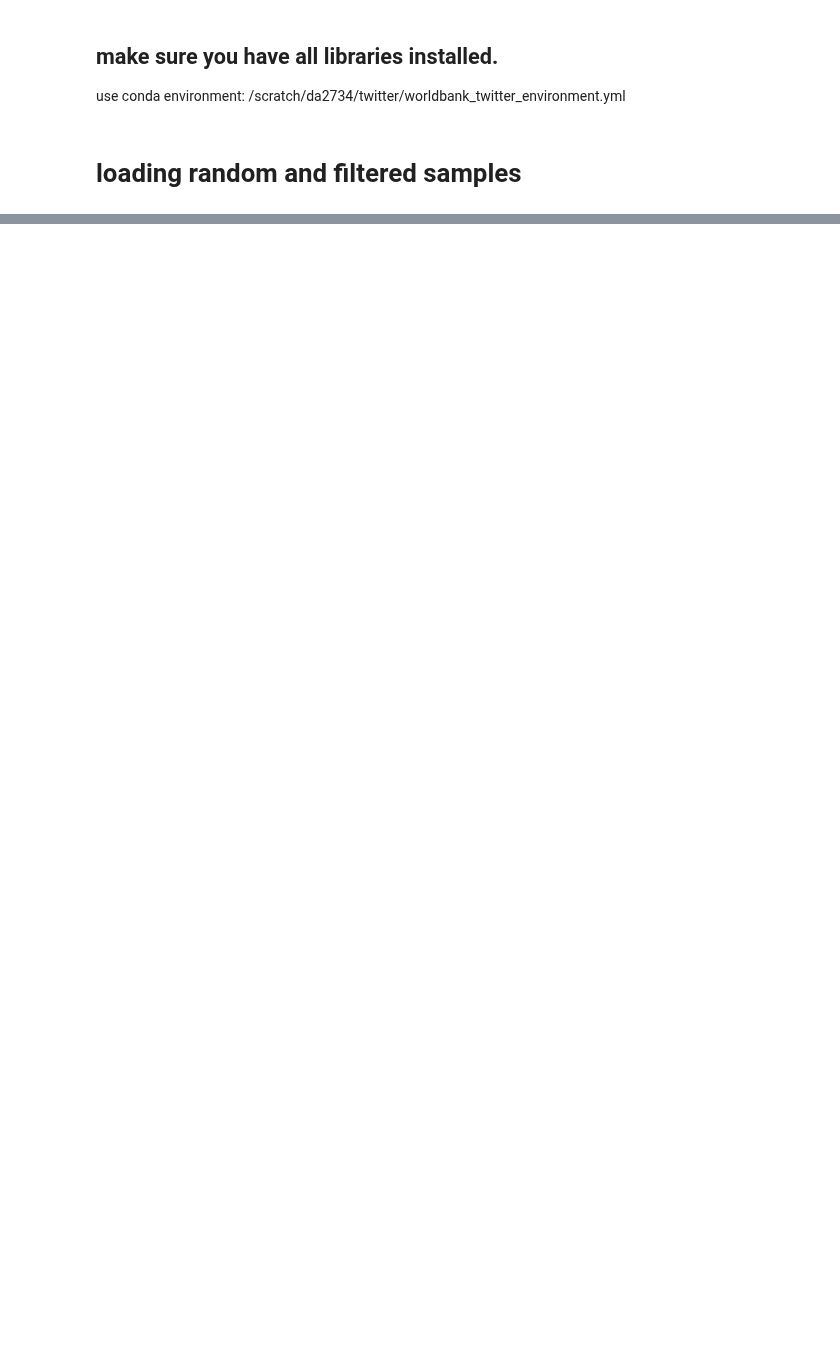
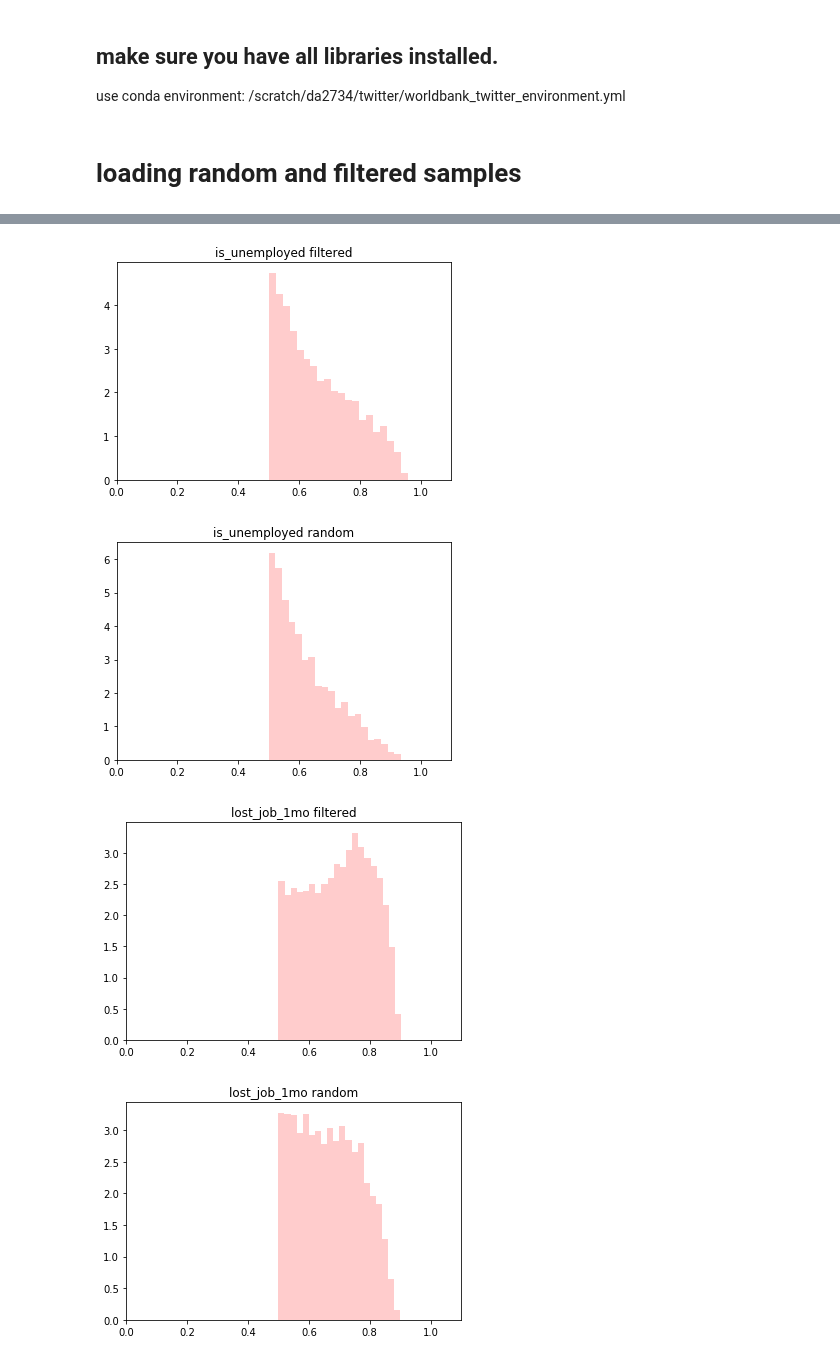
Before and after one commit to spfraib/twitter, a Jupyter notebook: 8-boundary-classified/8.2 model predictions.ipynb, the cells around one changed output, grey strips where cells are left out. Cells and saved outputs as stored; diff of their text form; code cells hidden in the pictures; blank space fills up the shorter version.

```diff
--- a/8-boundary-classified/8.2 model predictions.ipynb
+++ b/8-boundary-classified/8.2 model predictions.ipynb
@@ -210,28 +200,33 @@ for column in ["is_unemployed", "lost_job_1mo", "job_search", "is_hired_1mo", "j
     merged_random = pd.merge(model_output_random, tweets_random, how='inner', on = 'tweet_id')
     print('time taken to merge:', str(time.time() - start_time), 'seconds', merged_filtered.shape)
 
-#     start_time = time.time()
-#     pickle.dump( merged_filtered, open( "./top_tweets/{}_merged_filtered.pkl".format(column), "wb" ) )
-#     pickle.dump( merged_random, open( "./top_tweets/{}_merged_random.pkl".format(column), "wb" ) )
-#     print('time taken to dump:', str(time.time() - start_time), 'seconds')
+    start_time = time.time()
+    pickle.dump( merged_filtered, open( "./top_tweets/{}_merged_filtered.pkl".format(column), "wb" ) )
+    pickle.dump( merged_random, open( "./top_tweets/{}_merged_random.pkl".format(column), "wb" ) )
+    print('time taken to dump:', str(time.time() - start_time), 'seconds')
 
     merged_filtered = merged_filtered[['neg_model', 'pos_model', 'text']]
     merged_random   = merged_random[['neg_model', 'pos_model', 'text']]
 
-#     print(column)
-#     fig = plt.figure()
-#     ax = plt.subplot(111)
-#     plt.hist(merged_filtered['pos_model'], bins=20, density = True, color = 'red', alpha = 0.2)
-#     plt.title(column+' filtered')
+    merged_random = merged_random[merged_random['pos_model'] > 0.5 ]
+
+    merged_filtered = merged_filtered[merged_filtered['pos_model'] > 0.5 ]
+
+
+    print(column)
+    fig = plt.figure()
+    ax = plt.subplot(111)
+    plt.hist(merged_filtered['pos_model'], bins=20, density = True, color = 'red', alpha = 0.2)
+    plt.title(column+' filtered')
 #     ax.set_yscale('log')
-#     plt.xlim(0,1.1)
+    plt.xlim(0,1.1)
 
-#     fig = plt.figure()
-#     ax = plt.subplot(111)
-#     plt.hist(merged_random['pos_model'], bins=20, density = True, color = 'red', alpha = 0.2)
-#     plt.title(column+' random')
+    fig = plt.figure()
+    ax = plt.subplot(111)
+    plt.hist(merged_random['pos_model'], bins=20, density = True, color = 'red', alpha = 0.2)
+    plt.title(column+' random')
 #     ax.set_yscale('log')
-#     plt.xlim(0,1.1)
+    plt.xlim(0,1.1)
 
 #     print(column)
 #     start_time = time.time()
@@ -256,34 +251,34 @@ for column in ["is_unemployed", "lost_job_1mo", "job_search", "is_hired_1mo", "j
 #     print('time taken to save csv:', str(time.time() - start_time), 'seconds')
 
 
-    merged_filtered['dist_point5'] = abs(merged_filtered['pos_model'] - boundary)
+#     merged_filtered['dist_point5'] = abs(merged_filtered['pos_model'] - boundary)
 
-    start_time = time.time()
-    print(column, 'filtered subtraction time taken:', str(time.time() - start_time), 'seconds')
+#     start_time = time.time()
+#     print(column, 'filtered subtraction time taken:', str(time.time() - start_time), 'seconds')
 
-    start_time = time.time()
-    merged_filtered = merged_filtered.sort_values(by=['dist_point5'], ascending=True)
-    print(column, 'filtered sorting time taken:', str(time.time() - start_time), 'seconds')
+#     start_time = time.time()
+#     merged_filtered = merged_filtered.sort_values(by=['dist_point5'], ascending=True)
+#     print(column, 'filtered sorting time taken:', str(time.time() - start_time), 'seconds')
 
-    start_time = time.time()
-    merged_filtered[:100].to_csv('top_tweets/filtered_{}_point5.csv'.format(column))
-    # print(all_filtered_boundary['text'])
-    print(column, 'filtered write csv time taken:', str(time.time() - start_time), 'seconds')
+#     start_time = time.time()
+#     merged_filtered[:100].to_csv('top_tweets/filtered_{}_point5.csv'.format(column))
+#     # print(all_filtered_boundary['text'])
+#     print(column, 'filtered write csv time taken:', str(time.time() - start_time), 'seconds')
 
 
-    merged_random['dist_point5'] = abs(merged_random['pos_model'] - boundary)
+#     merged_random['dist_point5'] = abs(merged_random['pos_model'] - boundary)
 
-    start_time = time.time()
-    print(column, 'random subtraction time taken:', str(time.time() - start_time), 'seconds')
+#     start_time = time.time()
+#     print(column, 'random subtraction time taken:', str(time.time() - start_time), 'seconds')
 
-    start_time = time.time()
-    merged_random = merged_random.sort_values(by=['dist_point5'], ascending=True)
-    print(column, 'random sorting time taken:', str(time.time() - start_time), 'seconds')
+#     start_time = time.time()
+#     merged_random = merged_random.sort_values(by=['dist_point5'], ascending=True)
+#     print(column, 'random sorting time taken:', str(time.time() - start_time), 'seconds')
 
-    start_time = time.time()
-    merged_random[:100].to_csv('top_tweets/random_{}_point5.csv'.format(column))
-    # print(all_random_boundary['text'])
-    print(column, 'random write csv time taken:', str(time.time() - start_time), 'seconds')
+#     start_time = time.time()
+#     merged_random[:100].to_csv('top_tweets/random_{}_point5.csv'.format(column))
+#     # print(all_random_boundary['text'])
+#     print(column, 'random write csv time taken:', str(time.time() - start_time), 'seconds')
 
 
 #     break
@@ -307,0 +303,4 @@ job_offer random write csv time taken: 0.004293918609619141 seconds
+[figure, added]
+[figure, added]
+[figure, added]
+[figure, added]
```
Also changed, not shown: parts of 5 cells of this notebook, 2 other files.
